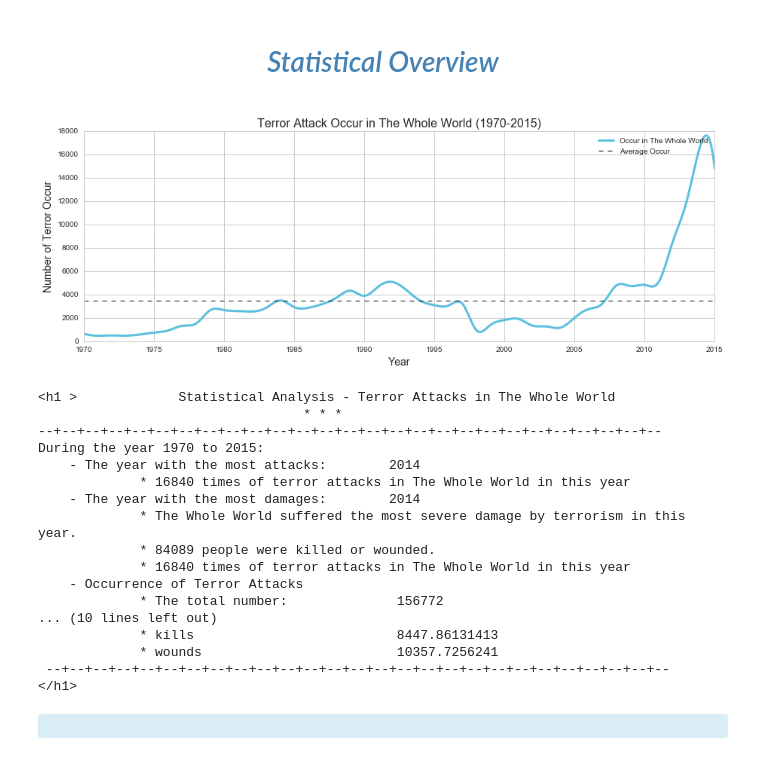
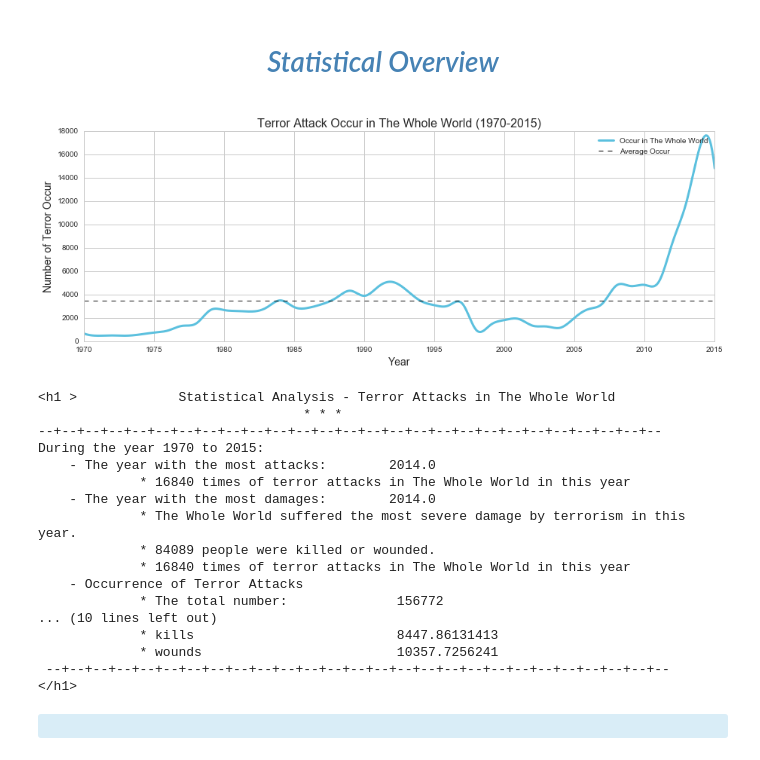
Before and after one commit to ICT4SD/Terrorism_Analysis, a Jupyter notebook: IVIS-GTD/Global Terrorism Analysis - ICT4SD.ipynb, the cells around one changed output. Drawn from its saved outputs; the diff is of its cells as text; code cells hidden in the pictures.

```diff
--- a/IVIS-GTD/Global Terrorism Analysis - ICT4SD.ipynb
+++ b/IVIS-GTD/Global Terrorism Analysis - ICT4SD.ipynb
@@ -25,24 +25,24 @@ from IVIS import *
-# %%
-IVIS_AL()
-# %% [output]
-[figure, removed]
-<h1 >             Statistical Analysis - Terror Attacks in The Whole World
-                                  * * *
---+--+--+--+--+--+--+--+--+--+--+--+--+--+--+--+--+--+--+--+--+--+--+--+--+--+--
-During the year 1970 to 2015:
-    - The year with the most attacks:        2014
-             * 16840 times of terror attacks in The Whole World in this year
-    - The year with the most damages:        2014
-             * The Whole World suffered the most severe damage by terrorism in this year.
-             * 84089 people were killed or wounded.
-             * 16840 times of terror attacks in The Whole World in this year
-    - Occurrence of Terror Attacks
-             * The total number:              156772
-... (10 lines left out)
-             * kills                          8447.86131413
-             * wounds                         10357.7256241
- --+--+--+--+--+--+--+--+--+--+--+--+--+--+--+--+--+--+--+--+--+--+--+--+--+--+--
-</h1>
+# %%
+GTA_AL()
+# %% [output]
+[figure, added]
+<h1 >             Statistical Analysis - Terror Attacks in The Whole World
+                                  * * *
+--+--+--+--+--+--+--+--+--+--+--+--+--+--+--+--+--+--+--+--+--+--+--+--+--+--+--
+During the year 1970 to 2015:
+    - The year with the most attacks:        2014.0
+             * 16840 times of terror attacks in The Whole World in this year
+    - The year with the most damages:        2014.0
+             * The Whole World suffered the most severe damage by terrorism in this year.
+             * 84089 people were killed or wounded.
+             * 16840 times of terror attacks in The Whole World in this year
+    - Occurrence of Terror Attacks
+             * The total number:              156772
+... (10 lines left out)
+             * kills                          8447.86131413
+             * wounds                         10357.7256241
+ --+--+--+--+--+--+--+--+--+--+--+--+--+--+--+--+--+--+--+--+--+--+--+--+--+--+--
+</h1>
 # %% [markdown]
 <div class="alert alert-info"> <div>
 # %% [markdown]
```
Also changed, not shown: parts of 10 cells of this notebook.
